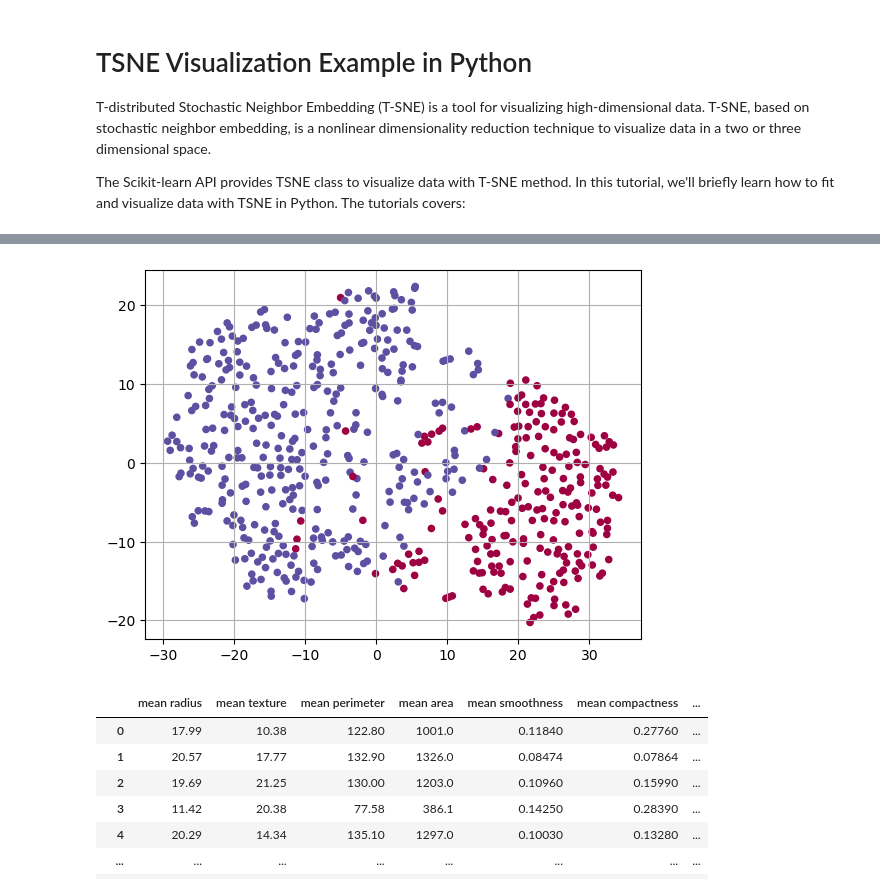
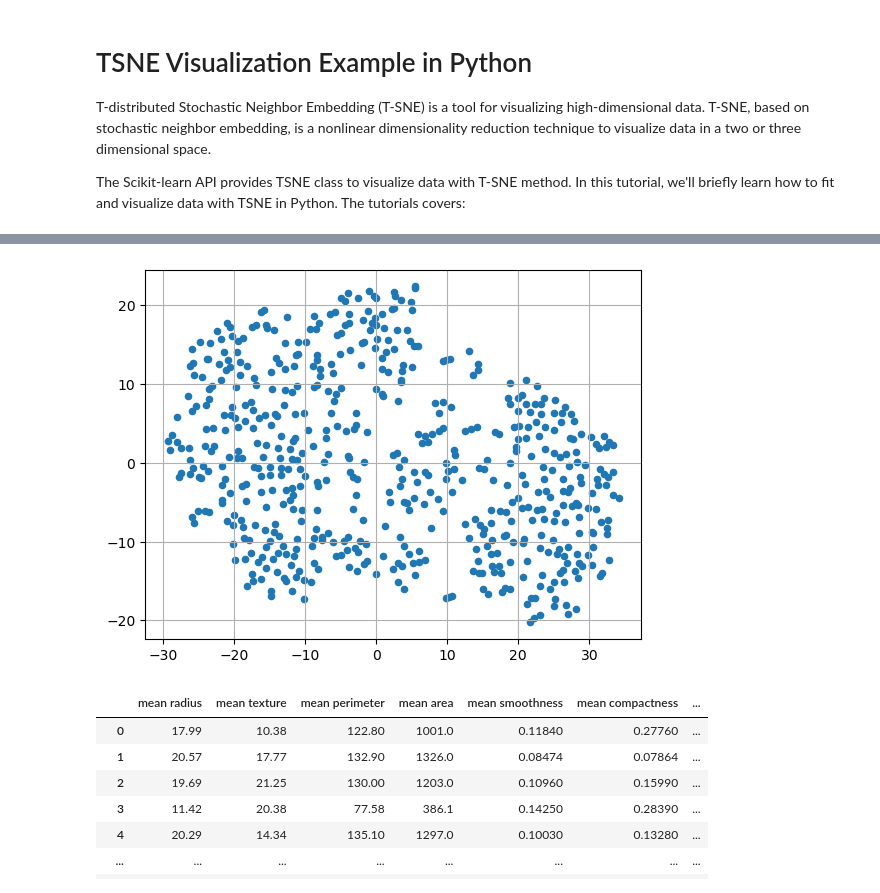
Before and after one commit to sierraporta/Curso-Introduccion-Machine-Leaning, a Jupyter notebook: Notebooks/aprendizaje-NOsupervisado.ipynb, the cells around one changed output, grey strips where cells are left out. Cells and saved outputs as stored; diff of their text form; code cells hidden in the pictures.

```diff
--- a/Notebooks/aprendizaje-NOsupervisado.ipynb
+++ b/Notebooks/aprendizaje-NOsupervisado.ipynb
@@ -239,9 +411,9 @@ z = tsne.fit_transform(X)
 [t-SNE] KL divergence after 1000 iterations: 0.972195
 # %%
-plt.scatter(z[:, 0], z[:, 1], c=cancer.target, s=20, cmap='Spectral');
+plt.scatter(z[:, 0], z[:, 1], c=None, s=20, cmap='Spectral');
 plt.grid()
 # %% [output]
-[figure, old version]
+[figure, new version]
 # %%
 df
 # %% [output]
```
Also changed, not shown: parts of 27 cells of this notebook.
